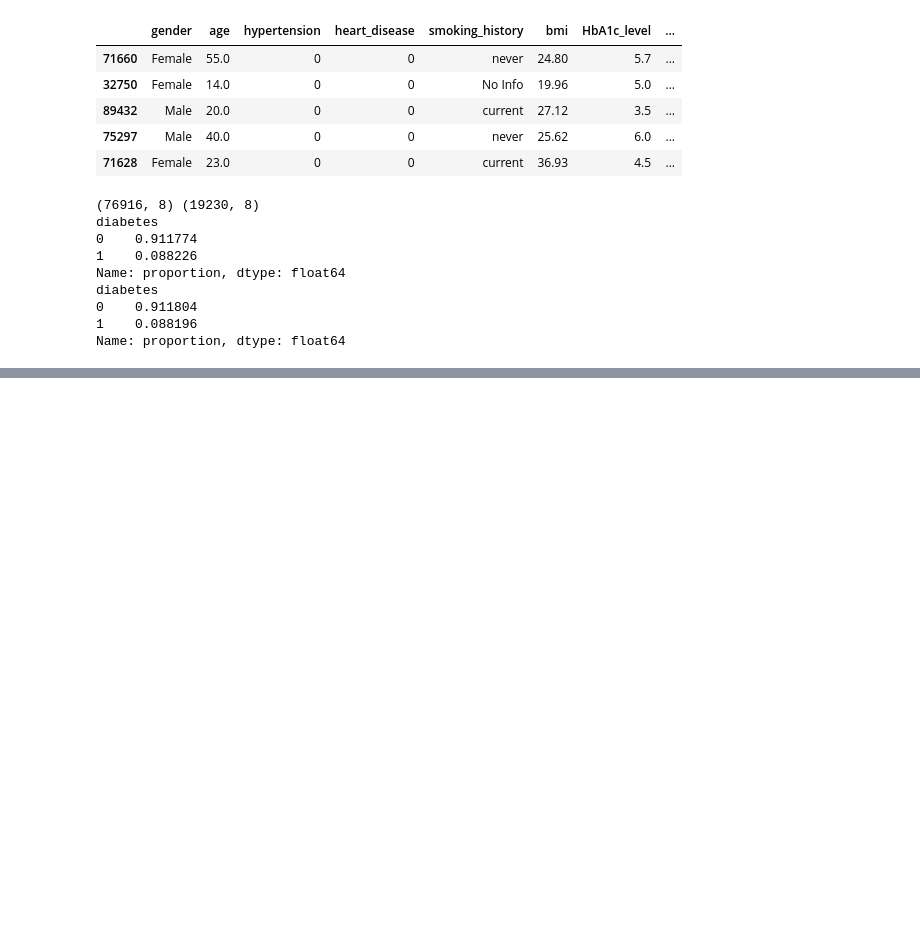
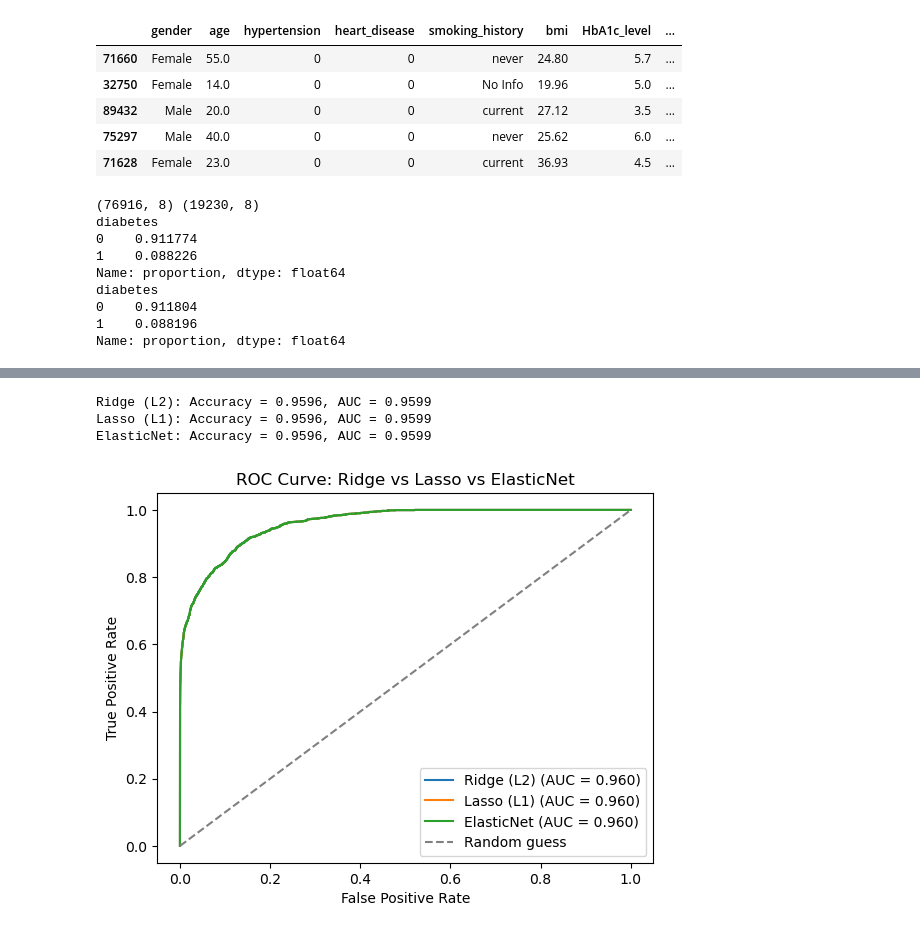
Before and after one commit to PranayBhardwaj29/diabetes-predictor, a Jupyter notebook: notebook/model_training.ipynb, the cells around one changed output, grey strips where cells are left out. Saved outputs shown, nothing was run; the diff lists cells and outputs as text; code cells hidden in the pictures; blank space fills up the shorter version.

```diff
--- a/notebook/model_training.ipynb
+++ b/notebook/model_training.ipynb
@@ -207,0 +318,43 @@ Name: proportion, dtype: float64
+# %%
+from sklearn.metrics import accuracy_score
+
+models = {
+    'Ridge (L2)': LogisticRegression(penalty='l2', C=1.0, max_iter=1000),
+    'Lasso (L1)': LogisticRegression(penalty='l1', solver='liblinear', C=1.0, max_iter=1000),
+    'ElasticNet': LogisticRegression(penalty='elasticnet', solver='saga', l1_ratio=0.5, C=1.0, max_iter=1000)
+}
+
+results = {}
+
+for name, model in models.items():
+    pipe = Pipeline([
+        ('preprocessor', preprocessor),
+        ('model', model)
+    ])
+    pipe.fit(X_train, y_train)
+
+    y_proba = pipe.predict_proba(X_test)[:, 1]
+    y_pred = pipe.predict(X_test)
+
+    auc = roc_auc_score(y_test, y_proba)
+    acc = accuracy_score(y_test, y_pred)
+
+    results[name] = {'auc': auc, 'acc': acc, 'proba': y_proba}
+    print(f"{name}: Accuracy = {acc:.4f}, AUC = {auc:.4f}")
+# %% [output]
+Ridge (L2): Accuracy = 0.9596, AUC = 0.9599
+Lasso (L1): Accuracy = 0.9596, AUC = 0.9599
+ElasticNet: Accuracy = 0.9596, AUC = 0.9599
+# %%
+for name, res in results.items():
+    fpr, tpr, _ = roc_curve(y_test, res['proba'])
+    plt.plot(fpr, tpr, label=f"{name} (AUC = {res['auc']:.3f})")
+
+plt.plot([0, 1], [0, 1], linestyle='--', color='gray', label='Random guess')
+plt.xlabel('False Positive Rate')
+plt.ylabel('True Positive Rate')
+plt.title('ROC Curve: Ridge vs Lasso vs ElasticNet')
+plt.legend()
+plt.show()
+# %% [output]
+[figure, added]
```
Also changed, not shown: parts of 7 cells of this notebook.
